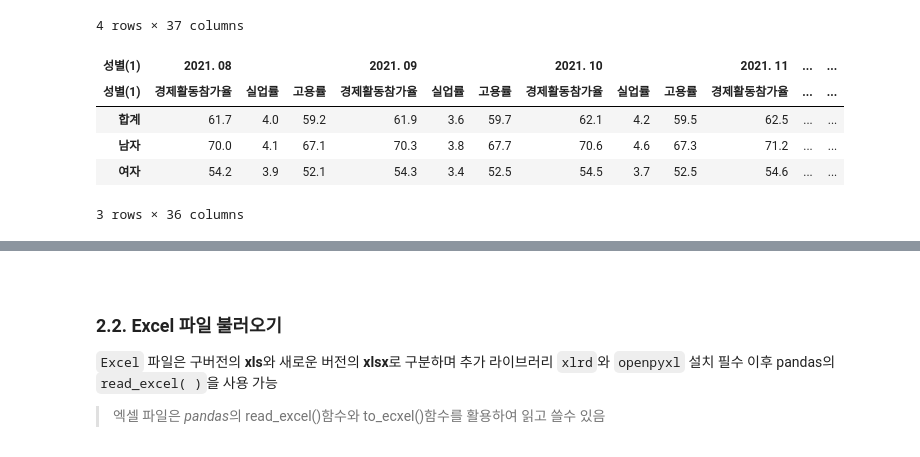
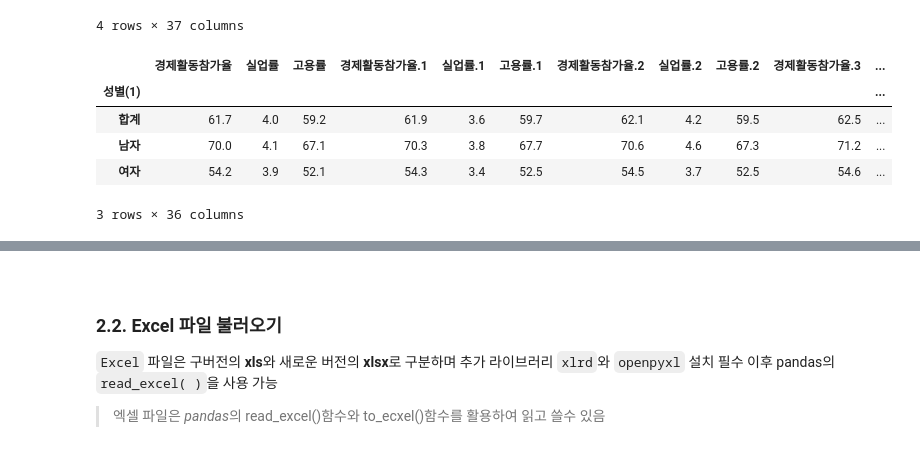
Before and after one commit to dnjsclf145/CDsamsung, a Jupyter notebook: 실습자료/03_데이터 불러오기.ipynb, the cells around one changed output, grey strips where cells are left out. Saved outputs shown, nothing was run; the diff lists cells and outputs as text; code cells hidden in the pictures.

```diff
--- a/실습자료/03_데이터 불러오기.ipynb
+++ b/실습자료/03_데이터 불러오기.ipynb
@@ -217,12 +217,14 @@ pd.read_csv('data/고용지표_20221115084415.csv', encoding='CP949')
 | 3 | 여자 | 54.2 | 3.9 | 52.1 | 54.3 | 3.4 | 52.5 | 54.5 | 3.7 | ... |
 4 rows × 37 columns
 # %%
-# index, header 지정
-pd.read_csv('data/고용지표_20221115084415.csv', encoding='CP949', index_col=0, header=[0,1])
+# index 인자로 원하는 인덱스 행 설정
+# header 인자로 원하는 컬럼명 열 설정
+
+pd.read_csv('data/고용지표_20221115084415.csv', encoding='CP949', index_col=0, header=1)
 # %% [output]
-| 성별(1) | 2021. 08 |  |  | 2021. 09 |  |  | 2021. 10 |  |  | 2021. 11 | ... | ... |
-| 성별(1) | 경제활동참가율 | 실업률 | 고용률 | 경제활동참가율 | 실업률 | 고용률 | 경제활동참가율 | 실업률 | 고용률 | 경제활동참가율 | ... | ... |
-| 합계 | 61.7 | 4.0 | 59.2 | 61.9 | 3.6 | 59.7 | 62.1 | 4.2 | 59.5 | 62.5 | ... | ... |
-| 남자 | 70.0 | 4.1 | 67.1 | 70.3 | 3.8 | 67.7 | 70.6 | 4.6 | 67.3 | 71.2 | ... | ... |
-| 여자 | 54.2 | 3.9 | 52.1 | 54.3 | 3.4 | 52.5 | 54.5 | 3.7 | 52.5 | 54.6 | ... | ... |
+|  | 경제활동참가율 | 실업률 | 고용률 | 경제활동참가율.1 | 실업률.1 | 고용률.1 | 경제활동참가율.2 | 실업률.2 | 고용률.2 | 경제활동참가율.3 | ... |
+| 성별(1) |  |  |  |  |  |  |  |  |  |  | ... |
+| 합계 | 61.7 | 4.0 | 59.2 | 61.9 | 3.6 | 59.7 | 62.1 | 4.2 | 59.5 | 62.5 | ... |
+| 남자 | 70.0 | 4.1 | 67.1 | 70.3 | 3.8 | 67.7 | 70.6 | 4.6 | 67.3 | 71.2 | ... |
+| 여자 | 54.2 | 3.9 | 52.1 | 54.3 | 3.4 | 52.5 | 54.5 | 3.7 | 52.5 | 54.6 | ... |
 3 rows × 36 columns
```
Also changed, not shown: parts of 6 cells of this notebook, 7 other files.
